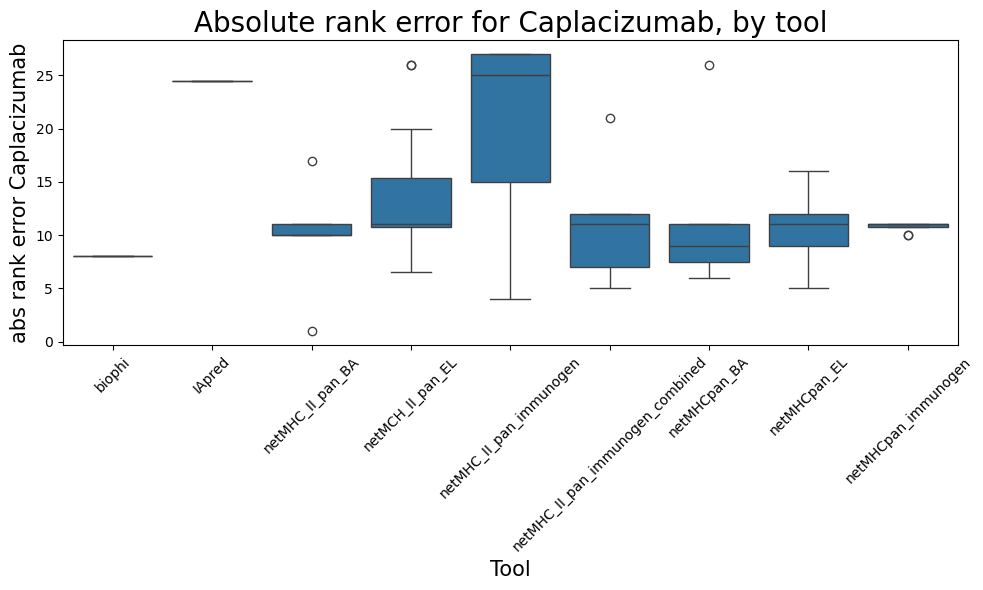
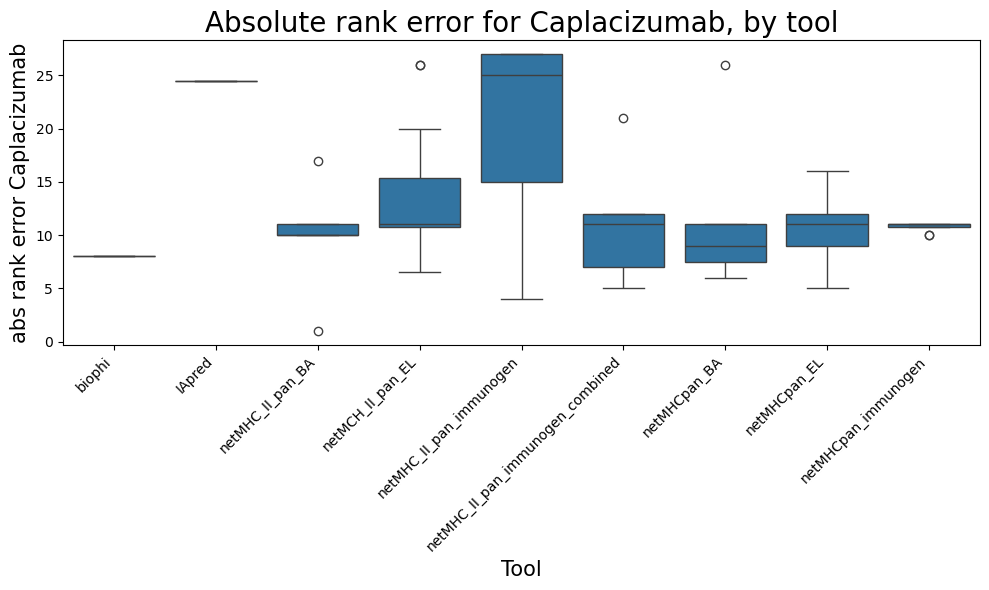
Code edit (unified diff) that turned the first committed figure into the second:
--- before
+++ after
@@ -13,5 +13,5 @@
 )
 
-plt.xticks(rotation=45)
+plt.xticks(rotation=45, ha="right")
 plt.xlabel("Tool",fontsize=15)
 plt.ylabel("abs rank error Caplacizumab", fontsize=15)

Commit: in case I did minor changes somewhere I forgot to commit